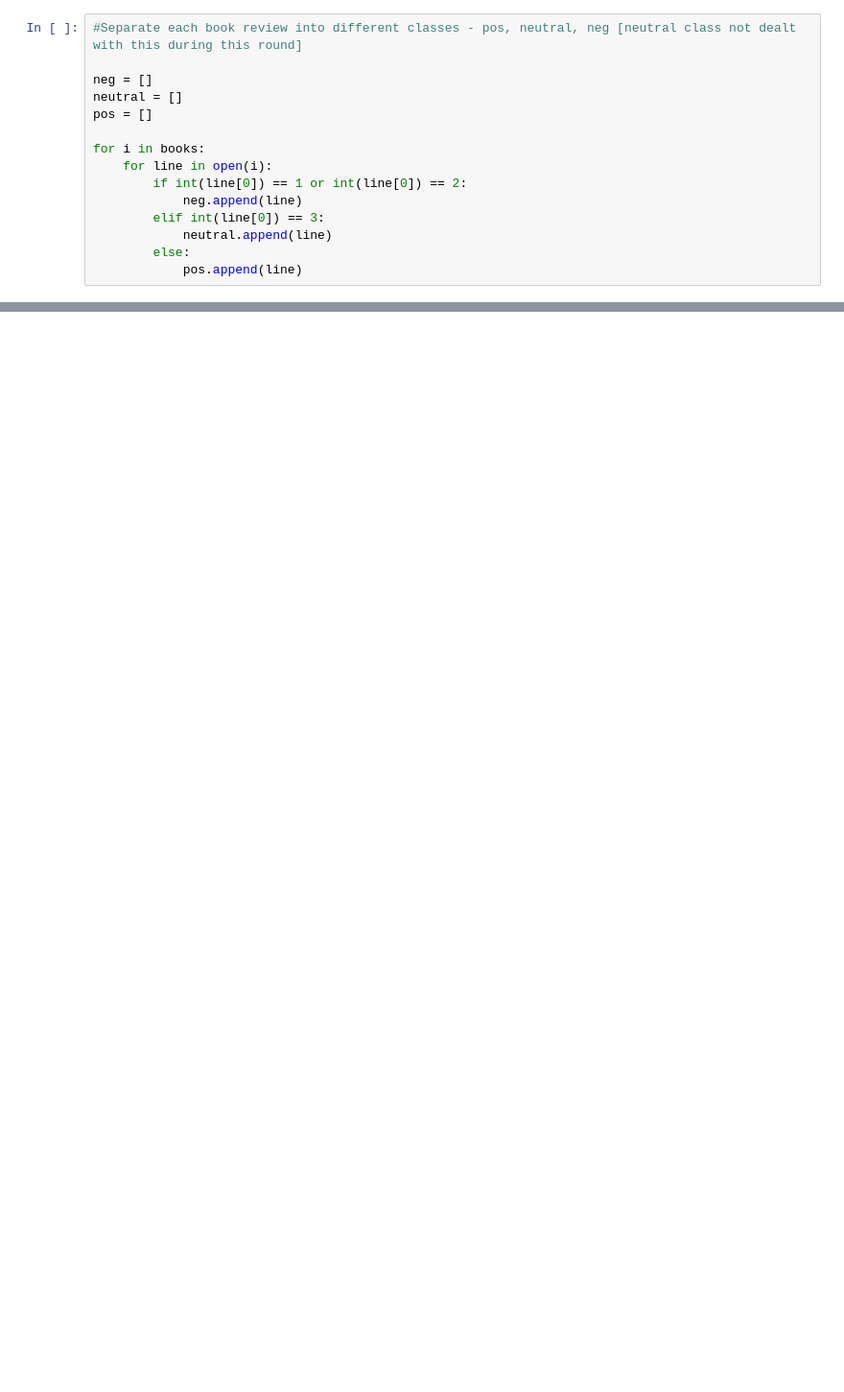
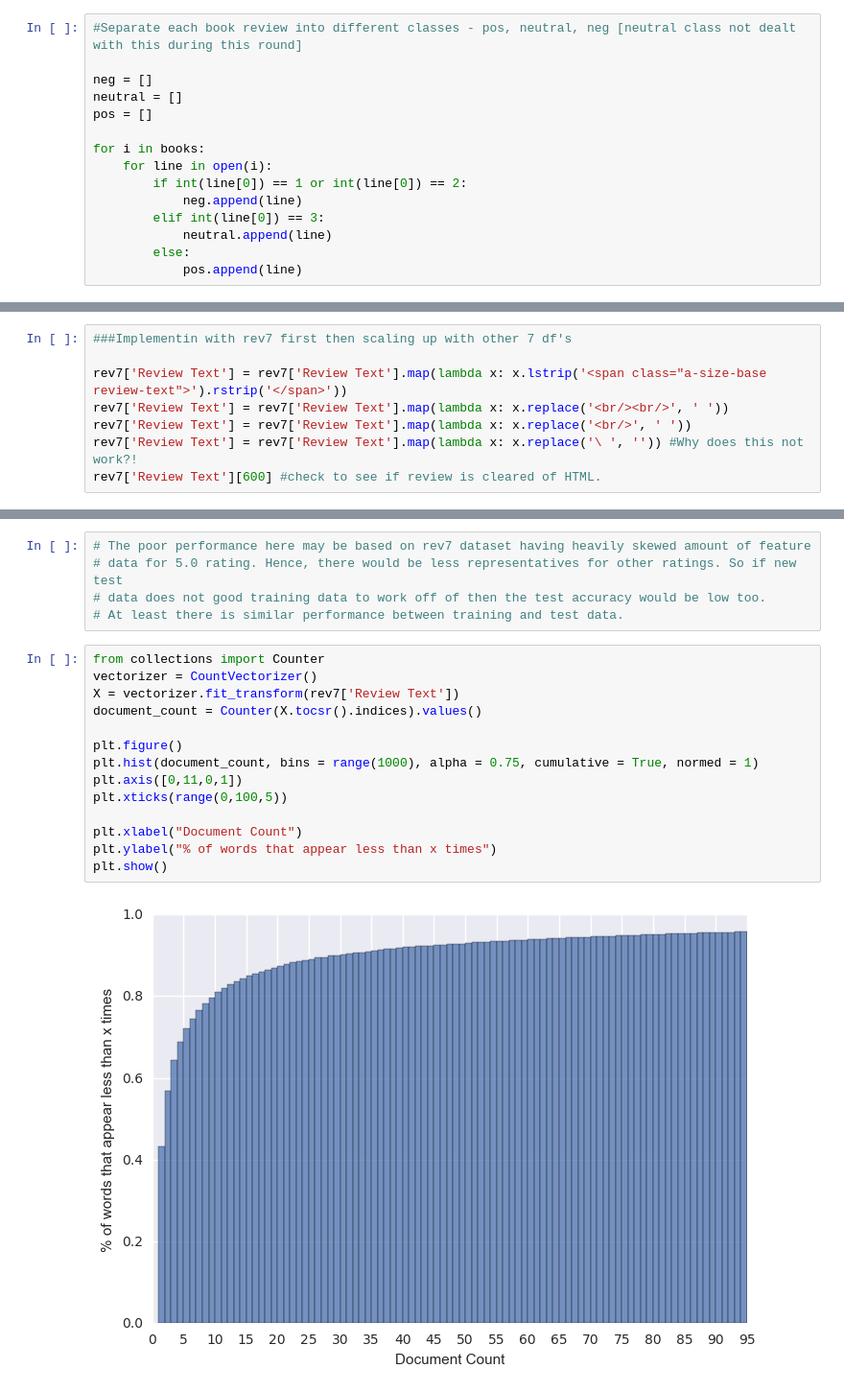
Before and after one commit to mindyng/Springboard-DSCT, a Jupyter notebook: Sentiment Analysis - Supervised Learning.ipynb, the cells around one changed output, grey strips where cells are left out. Shown at 96% size. Saved outputs shown, nothing was run; the diff lists cells and outputs as text; blank space fills up the shorter version.

```diff
--- a/Sentiment Analysis - Supervised Learning.ipynb
+++ b/Sentiment Analysis - Supervised Learning.ipynb
@@ -96,0 +99,8 @@ classifier.show_most_informative_features()
+# %%
+###Implementin with rev7 first then scaling up with other 7 df's
+
+rev7['Review Text'] = rev7['Review Text'].map(lambda x: x.lstrip('<span class="a-size-base review-text">').rstrip('</span>'))
+rev7['Review Text'] = rev7['Review Text'].map(lambda x: x.replace('<br/><br/>', ' '))
+rev7['Review Text'] = rev7['Review Text'].map(lambda x: x.replace('<br/>', ' '))
+rev7['Review Text'] = rev7['Review Text'].map(lambda x: x.replace('\ ', '')) #Why does this not work?!
+rev7['Review Text'][600] #check to see if review is cleared of HTML.
@@ -96,0 +133,21 @@ classifier.show_most_informative_features()
+# %%
+# The poor performance here may be based on rev7 dataset having heavily skewed amount of feature
+# data for 5.0 rating. Hence, there would be less representatives for other ratings. So if new test
+# data does not good training data to work off of then the test accuracy would be low too.
+# At least there is similar performance between training and test data.
+# %%
+from collections import Counter
+vectorizer = CountVectorizer()
+X = vectorizer.fit_transform(rev7['Review Text'])
+document_count = Counter(X.tocsr().indices).values()
+
+plt.figure()
+plt.hist(document_count, bins = range(1000), alpha = 0.75, cumulative = True, normed = 1)
+plt.axis([0,11,0,1])
+plt.xticks(range(0,100,5))
+
+plt.xlabel("Document Count")
+plt.ylabel("% of words that appear less than x times")
+plt.show()
+# %% [output]
+[figure, added]
```
Also changed, not shown: parts of 25 cells of this notebook.
